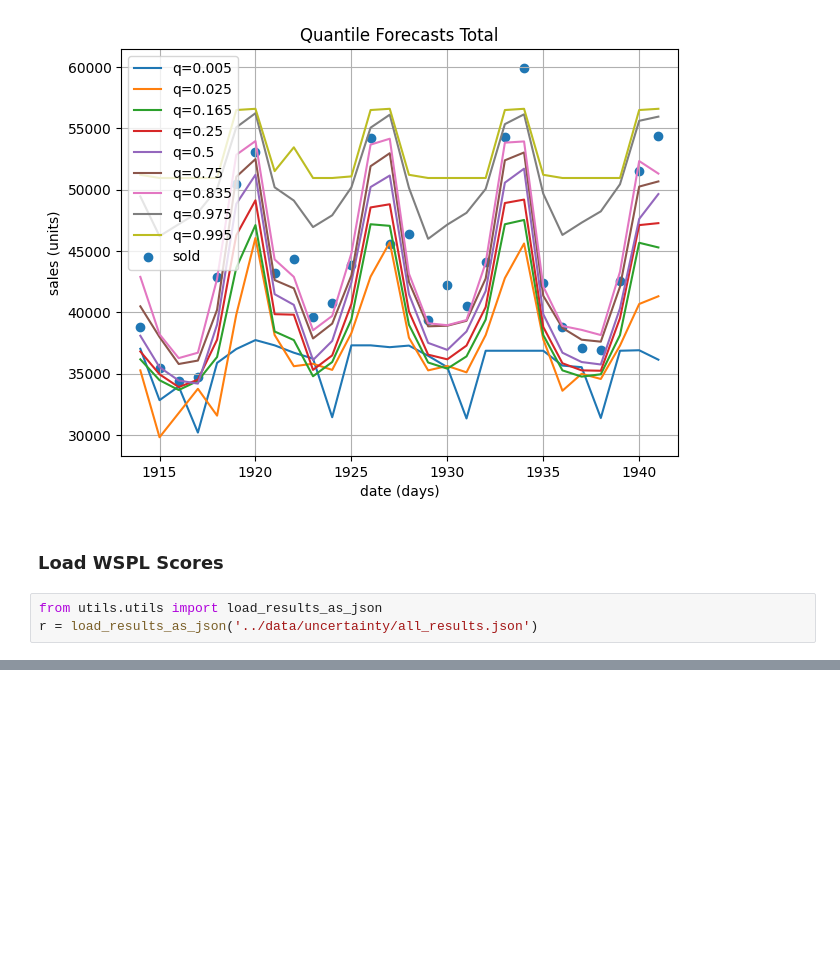
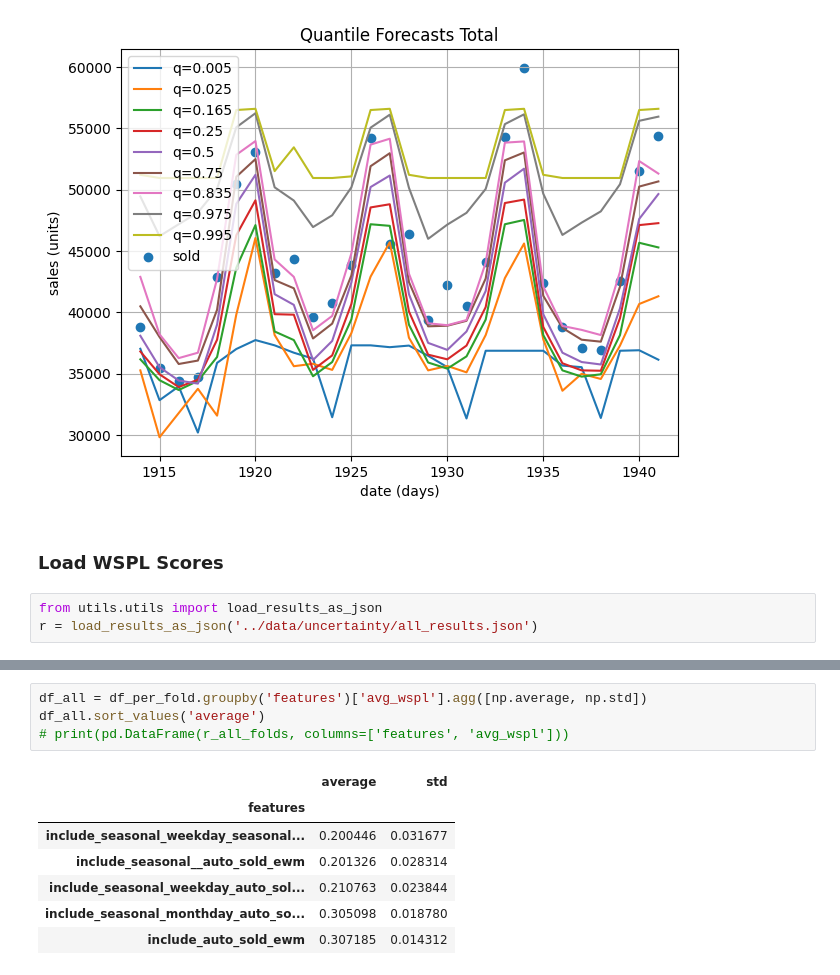
Before and after one commit to CodingNoob234/m5-forecasting-uncertainty, a Jupyter notebook: code/un_visualising_results_quantiles.ipynb, the cells around one changed output, grey strips where cells are left out. Saved outputs shown, nothing was run; the diff lists cells and outputs as text; blank space fills up the shorter version.

```diff
--- a/code/un_visualising_results_quantiles.ipynb
+++ b/code/un_visualising_results_quantiles.ipynb
@@ -309,0 +367,12 @@ pd.DataFrame(r_all_folds, columns=['features', 'avg_wspl'])
+# %%
+df_all = df_per_fold.groupby('features')['avg_wspl'].agg([np.average, np.std])
+df_all.sort_values('average')
+# print(pd.DataFrame(r_all_folds, columns=['features', 'avg_wspl']))
+# %% [output]
+|  | average | std |
+| features |  |  |
+| include_seasonal_weekday_seasonal... | 0.200446 | 0.031677 |
+| include_seasonal__auto_sold_ewm | 0.201326 | 0.028314 |
+| include_seasonal_weekday_auto_sol... | 0.210763 | 0.023844 |
+| include_seasonal_monthday_auto_so... | 0.305098 | 0.018780 |
+| include_auto_sold_ewm | 0.307185 | 0.014312 |
```
Also changed, not shown: parts of 8 cells of this notebook, 2 other files.
